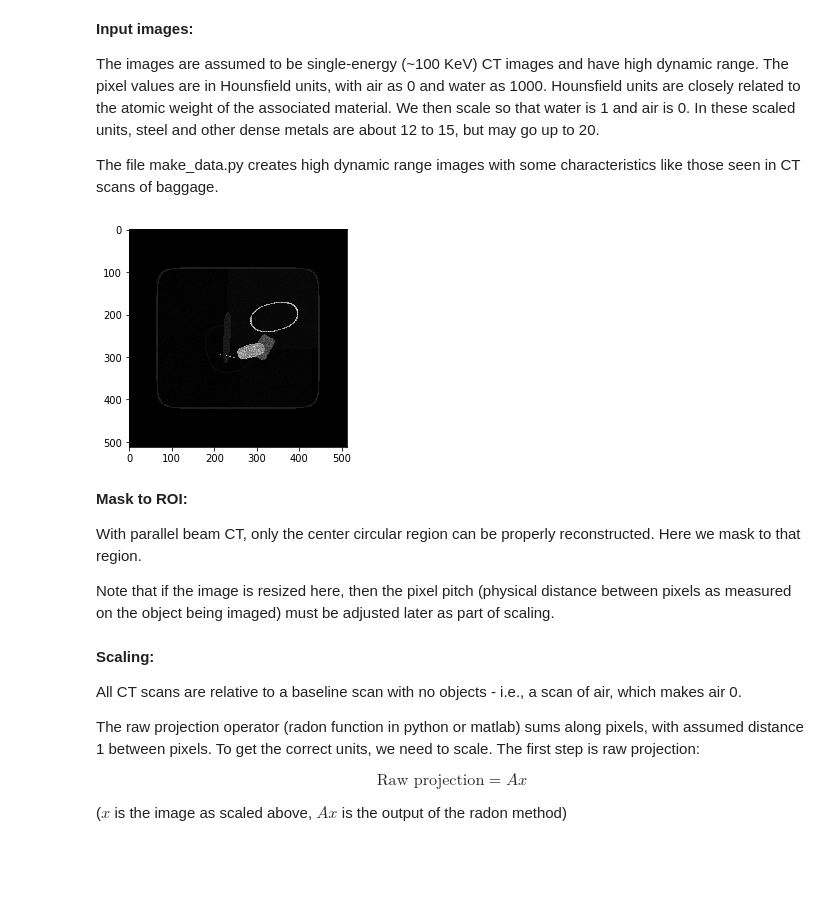
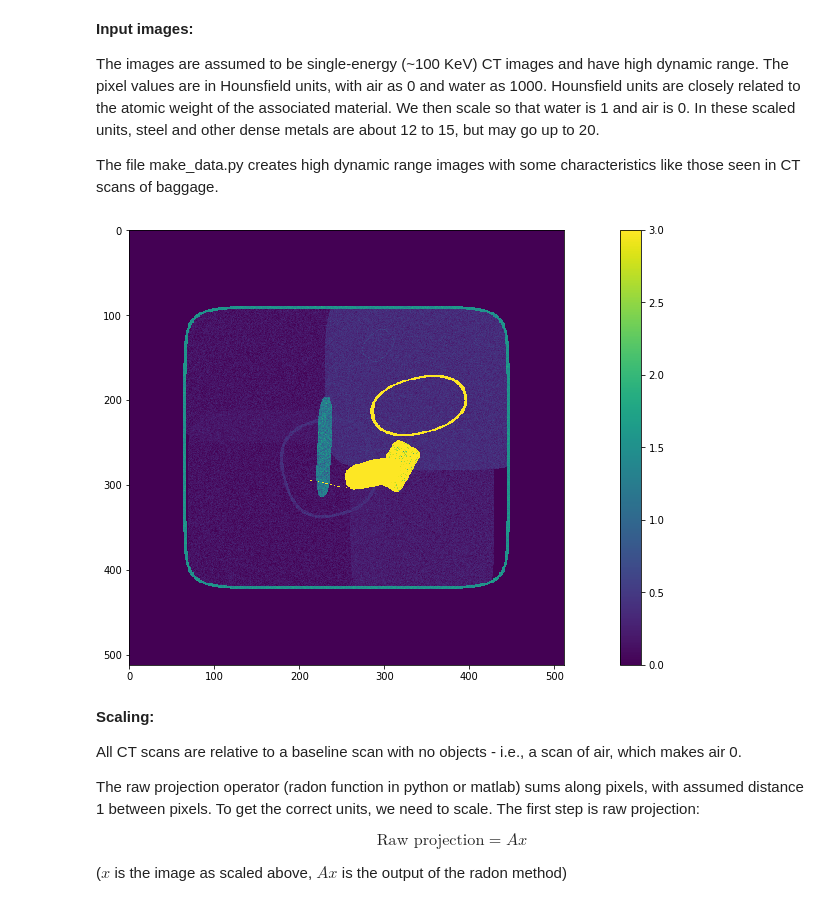
Before and after one commit to svvenkatakrishnan/CT-Tutorial, a Jupyter notebook: CT_Tutorial.ipynb, the cells around one changed output. Saved outputs shown, nothing was run; the diff lists cells and outputs as text; code cells hidden in the pictures; blank space fills up the shorter version.

```diff
--- a/CT_Tutorial.ipynb
+++ b/CT_Tutorial.ipynb
@@ -46,23 +45,18 @@ The file make_data.py creates high dynamic range images with some characteristic
 # %%
 # Image to use
 filename = 'images/image01.png'
 
 # Read the image and resize if desired.
 # Leave imsize = [] to use the natural image size
 
 imsize = []
 orig_img=imageio.imread(filename).astype(np.float)
 
 # The image is in Hounsfield units
 # Convert to Hounsfield units/1000
 img = orig_img/1000.
 
-plt.imshow(img,cmap='gray');plt.show()
+plt.figure(figsize=(20, 8))
+plt.imshow(img,vmin=0,vmax=3);plt.colorbar();plt.show()
 # %% [output]
-[figure, old version]
+[figure, new version]
-# %% [markdown]
-**Mask to ROI:**
-
-With parallel beam CT, only the center circular region can be properly reconstructed.  Here we mask to that region.
-
-Note that if the image is resized here, then the pixel pitch (physical distance between pixels as measured on the object being imaged) must be adjusted later as part of scaling.
```
Also changed, not shown: parts of 7 cells of this notebook.
